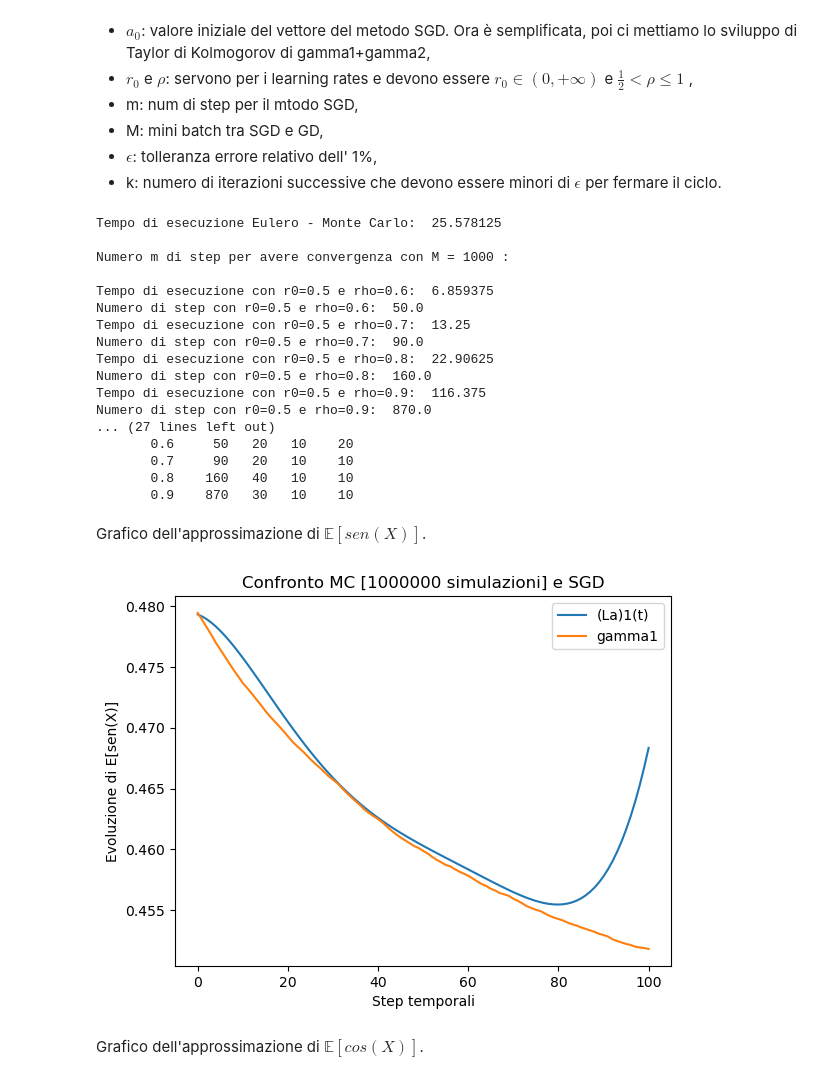
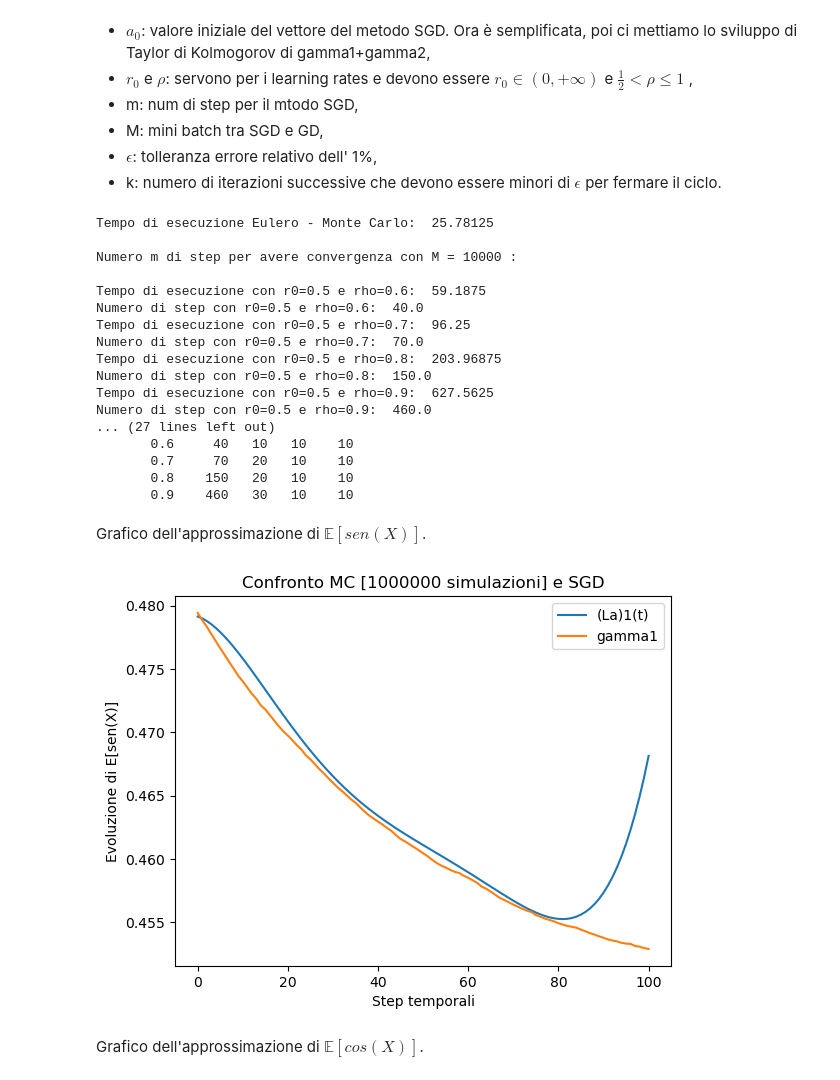
Before and after one commit to amatoandre/TESI, a Jupyter notebook: test_SGD.ipynb, the cells around one changed output. Cells and saved outputs as stored; diff of their text form; code cells hidden in the pictures.

```diff
--- a/test_SGD.ipynb
+++ b/test_SGD.ipynb
@@ -239,7 +239,7 @@ if __name__ == "__main__":
     r0 = [0.5, 1, 5, 10]
     rho = [0.6, 0.7, 0.8, 0.9]
     eps = 0.01
-    M = 1000 # 1, 10, 100, 1000, 10000
+    M = 10000 # 1, 10, 100, 1000, 10000
     tipo = 'lagrange'
 
 
@@ -289,37 +289,37 @@ if __name__ == "__main__":
     print(" ")
     print(" ")
 # %% [output]
-Tempo di esecuzione Eulero - Monte Carlo:  25.578125
+Tempo di esecuzione Eulero - Monte Carlo:  25.78125
 
-Numero m di step per avere convergenza con M = 1000 :
+Numero m di step per avere convergenza con M = 10000 :
 
-Tempo di esecuzione con r0=0.5 e rho=0.6:  6.859375
-Numero di step con r0=0.5 e rho=0.6:  50.0
-Tempo di esecuzione con r0=0.5 e rho=0.7:  13.25
-Numero di step con r0=0.5 e rho=0.7:  90.0
-Tempo di esecuzione con r0=0.5 e rho=0.8:  22.90625
-Numero di step con r0=0.5 e rho=0.8:  160.0
-Tempo di esecuzione con r0=0.5 e rho=0.9:  116.375
-Numero di step con r0=0.5 e rho=0.9:  870.0
+Tempo di esecuzione con r0=0.5 e rho=0.6:  59.1875
+Numero di step con r0=0.5 e rho=0.6:  40.0
+Tempo di esecuzione con r0=0.5 e rho=0.7:  96.25
+Numero di step con r0=0.5 e rho=0.7:  70.0
+Tempo di esecuzione con r0=0.5 e rho=0.8:  203.96875
+Numero di step con r0=0.5 e rho=0.8:  150.0
+Tempo di esecuzione con r0=0.5 e rho=0.9:  627.5625
+Numero di step con r0=0.5 e rho=0.9:  460.0
 ... (27 lines left out)
-       0.6     50   20   10    20
-       0.7     90   20   10    10
-       0.8    160   40   10    10
-       0.9    870   30   10    10
+       0.6     40   10   10    10
+       0.7     70   20   10    10
+       0.8    150   20   10    10
+       0.9    460   30   10    10
 # %% [markdown]
 Grafico dell'approssimazione di $\mathbb{E}[sen(X)]$.
 # %%
 fig = plt.figure()
 plt.title("Confronto MC [" + str(M1) + " simulazioni] e SGD")
 plt.xlabel("Step temporali")
 plt.ylabel("Evoluzione di E[sen(X)]")
 # plt.ylim(0.4, 0.9) # se non c'è il grafico è molto zoomato
-plt.plot(np.dot(A1[0], g), label='(La)1(t)')
+plt.plot(np.dot(A1[5], g), label='(La)1(t)')
 plt.plot(gamma1, label='gamma1')
 plt.legend()
 plt.show()
 # %% [output]
-[figure, old version]
+[figure, new version]
 # %% [markdown]
 Grafico dell'approssimazione di $\mathbb{E}[cos(X)]$.
 # %%
```
Also changed, not shown: parts of 1 cell of this notebook.
